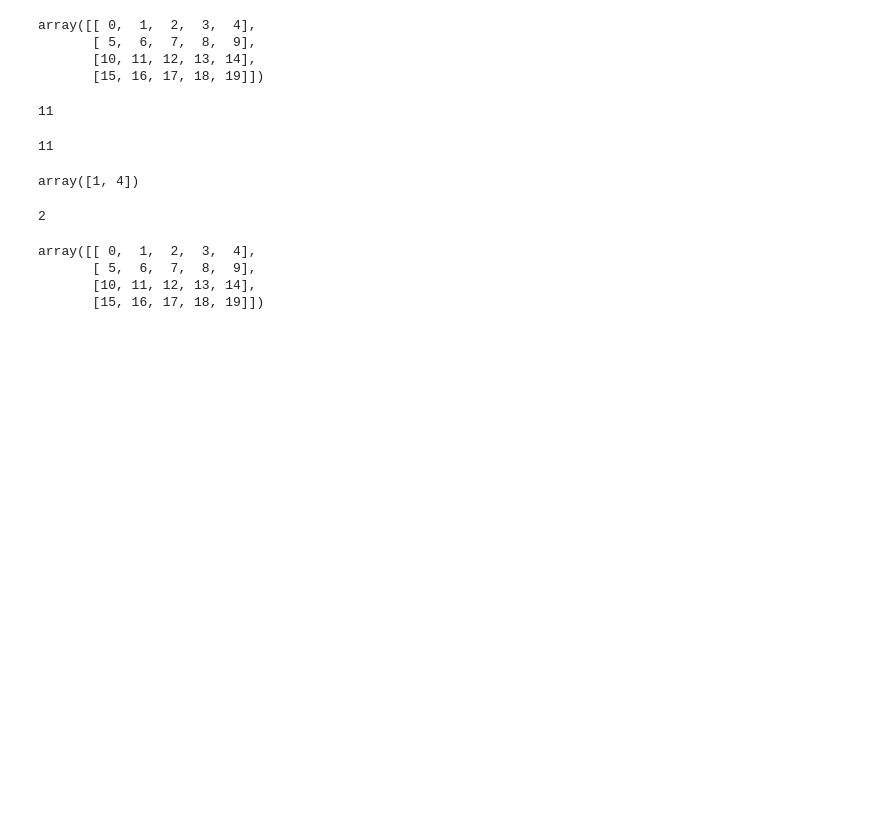
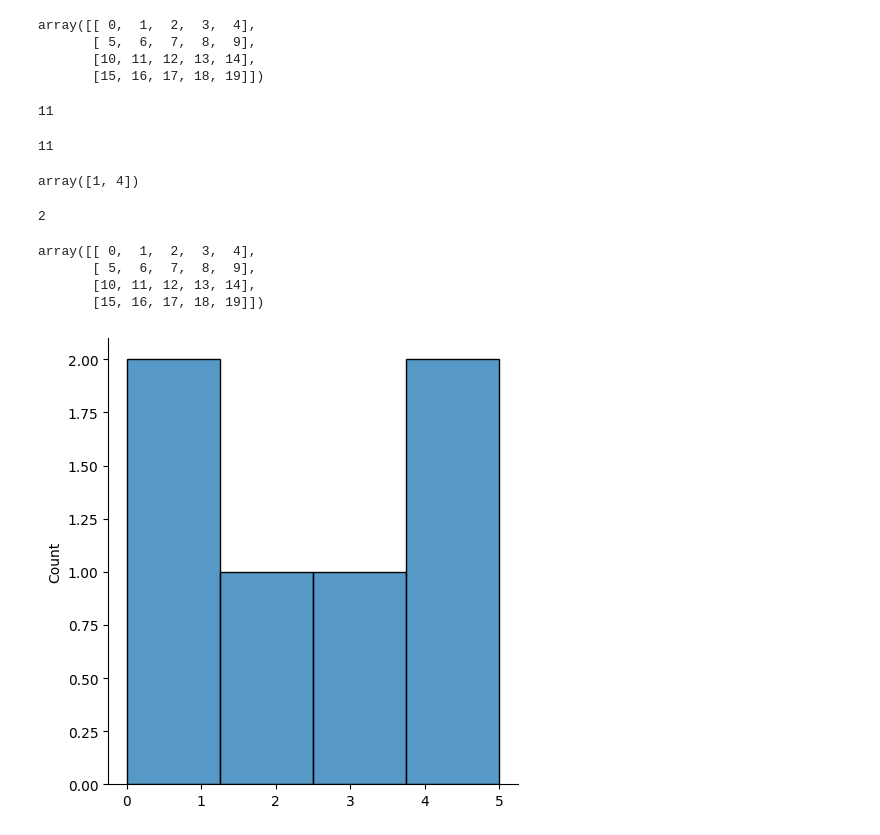
Before and after one commit to Krreesh/MLplay, a Jupyter notebook: ML_play.ipynb, the cells around one changed output. Cells and saved outputs as stored; diff of their text form; code cells hidden in the pictures; blank space fills up the shorter version.

```diff
--- a/ML_play.ipynb
+++ b/ML_play.ipynb
@@ -467,0 +471,5 @@ array([[ 0,  1,  2,  3,  4],
+# %%
+sns.displot([0, 1, 2, 3, 4, 5])
+plt.show()
+# %% [output]
+[figure, added]
```
Also changed, not shown: parts of 1 cell of this notebook.
